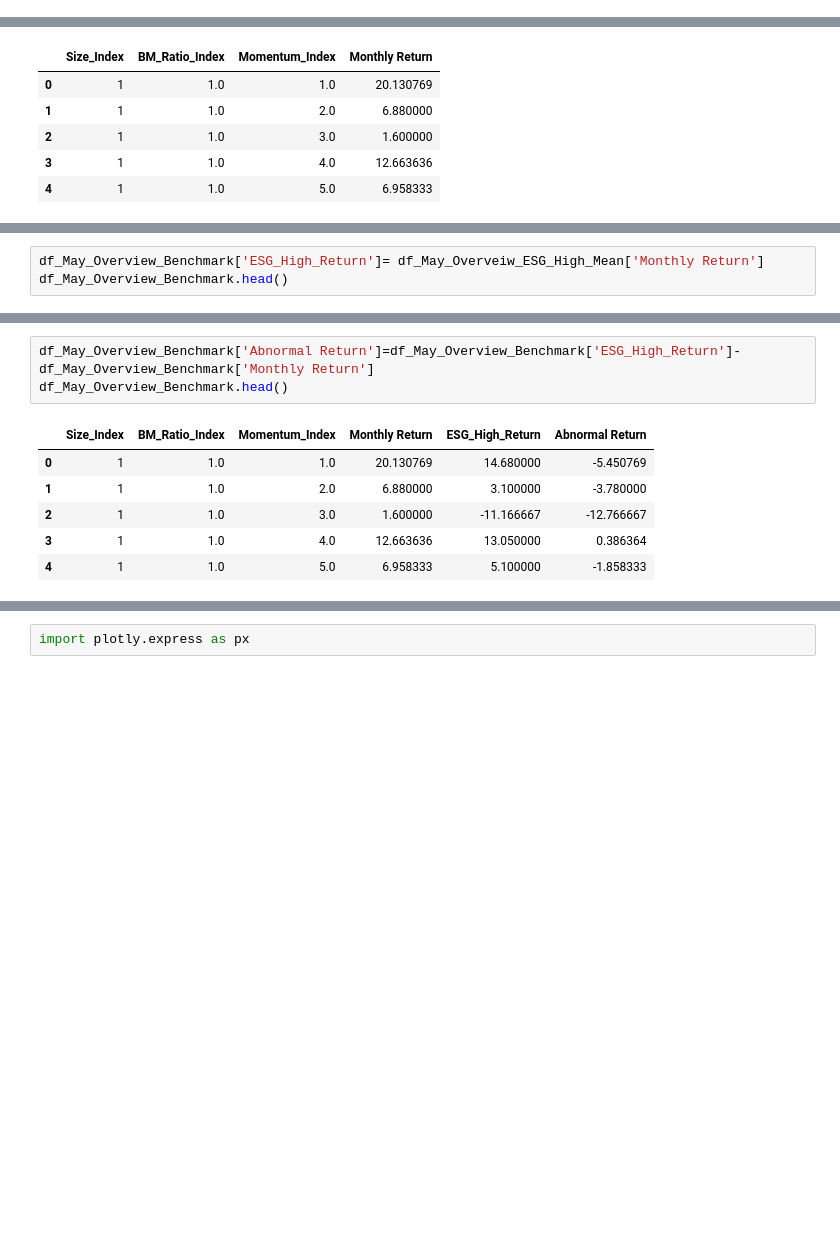
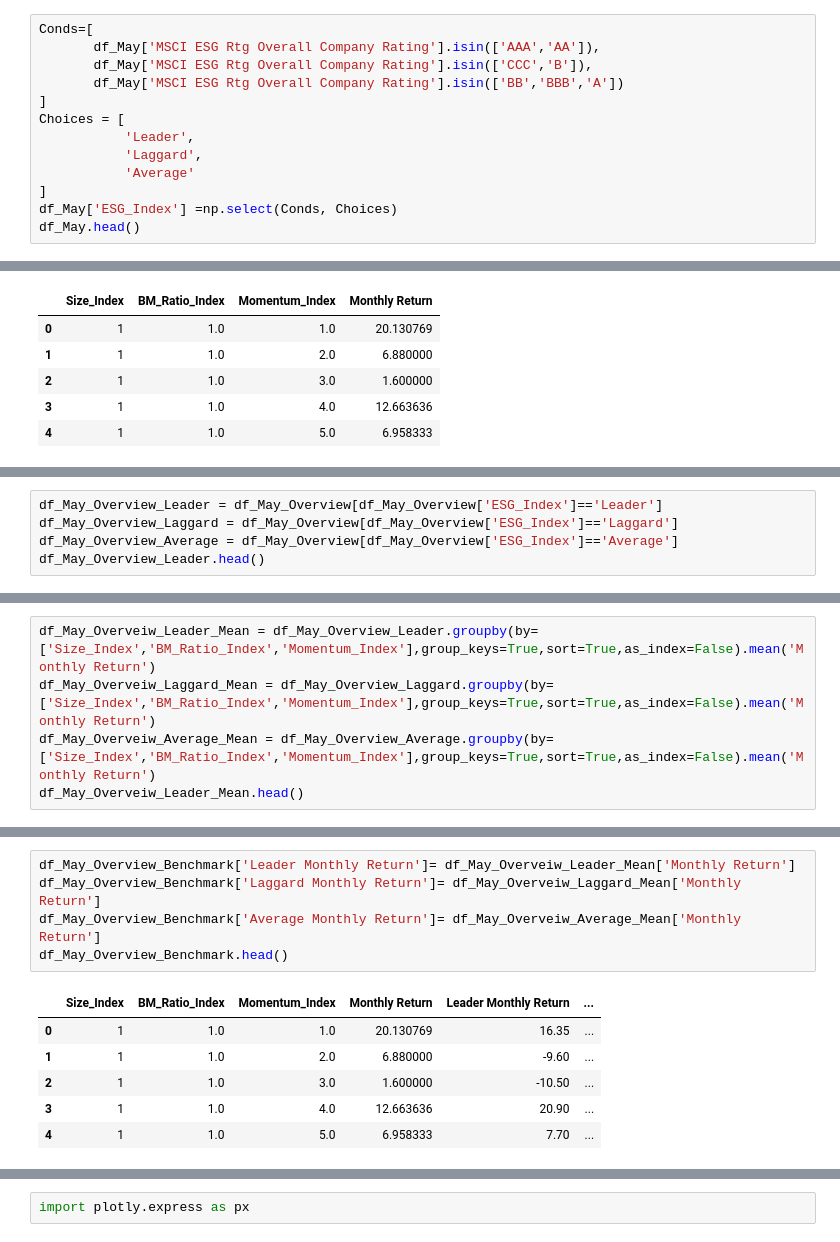
Before and after one commit to sunshineluyao/ESG_with_benchmark, a Jupyter notebook: Categorization/ESG_Categorization_May.ipynb, the cells around one changed output, grey strips where cells are left out. Cells and saved outputs as stored; diff of their text form; blank space fills up the shorter version.

```diff
--- a/Categorization/ESG_Categorization_May.ipynb
+++ b/Categorization/ESG_Categorization_May.ipynb
@@ -64,0 +55,13 @@ df_May.head()
+# %%
+Conds=[
+       df_May['MSCI ESG Rtg Overall Company Rating'].isin(['AAA','AA']),
+       df_May['MSCI ESG Rtg Overall Company Rating'].isin(['CCC','B']),
+       df_May['MSCI ESG Rtg Overall Company Rating'].isin(['BB','BBB','A'])
+]
+Choices = [
+           'Leader',
+           'Laggard',
+           'Average'
+]
+df_May['ESG_Index'] =np.select(Conds, Choices)
+df_May.head()
@@ -229,3 +225,0 @@ df_May_Overveiw_ESG_High_Mean.head()
-# %%
-df_May_Overview_Benchmark['ESG_High_Return']= df_May_Overveiw_ESG_High_Mean['Monthly Return']
-df_May_Overview_Benchmark.head()
@@ -238,0 +226,5 @@ df_May_Overview_Benchmark.head()
+# %%
+df_May_Overview_Leader = df_May_Overview[df_May_Overview['ESG_Index']=='Leader']
+df_May_Overview_Laggard = df_May_Overview[df_May_Overview['ESG_Index']=='Laggard']
+df_May_Overview_Average = df_May_Overview[df_May_Overview['ESG_Index']=='Average']
+df_May_Overview_Leader.head()
@@ -238,0 +238,5 @@ df_May_Overview_Benchmark.head()
+# %%
+df_May_Overveiw_Leader_Mean = df_May_Overview_Leader.groupby(by=['Size_Index','BM_Ratio_Index','Momentum_Index'],group_keys=True,sort=True,as_index=False).mean('Monthly Return')
+df_May_Overveiw_Laggard_Mean = df_May_Overview_Laggard.groupby(by=['Size_Index','BM_Ratio_Index','Momentum_Index'],group_keys=True,sort=True,as_index=False).mean('Monthly Return')
+df_May_Overveiw_Average_Mean = df_May_Overview_Average.groupby(by=['Size_Index','BM_Ratio_Index','Momentum_Index'],group_keys=True,sort=True,as_index=False).mean('Monthly Return')
+df_May_Overveiw_Leader_Mean.head()
@@ -239,10 +250,12 @@ df_May_Overview_Benchmark.head()
 # %%
-df_May_Overview_Benchmark['Abnormal Return']=df_May_Overview_Benchmark['ESG_High_Return']-df_May_Overview_Benchmark['Monthly Return']
+df_May_Overview_Benchmark['Leader Monthly Return']= df_May_Overveiw_Leader_Mean['Monthly Return']
+df_May_Overview_Benchmark['Laggard Monthly Return']= df_May_Overveiw_Laggard_Mean['Monthly Return']
+df_May_Overview_Benchmark['Average Monthly Return']= df_May_Overveiw_Average_Mean['Monthly Return']
 df_May_Overview_Benchmark.head()
 # %% [output]
-|  | Size_Index | BM_Ratio_Index | Momentum_Index | Monthly Return | ESG_High_Return | Abnormal Return |
-| 0 | 1 | 1.0 | 1.0 | 20.130769 | 14.680000 | -5.450769 |
-| 1 | 1 | 1.0 | 2.0 | 6.880000 | 3.100000 | -3.780000 |
-| 2 | 1 | 1.0 | 3.0 | 1.600000 | -11.166667 | -12.766667 |
-| 3 | 1 | 1.0 | 4.0 | 12.663636 | 13.050000 | 0.386364 |
-| 4 | 1 | 1.0 | 5.0 | 6.958333 | 5.100000 | -1.858333 |
+|  | Size_Index | BM_Ratio_Index | Momentum_Index | Monthly Return | Leader Monthly Return | ... |
+| 0 | 1 | 1.0 | 1.0 | 20.130769 | 16.35 | ... |
+| 1 | 1 | 1.0 | 2.0 | 6.880000 | -9.60 | ... |
+| 2 | 1 | 1.0 | 3.0 | 1.600000 | -10.50 | ... |
+| 3 | 1 | 1.0 | 4.0 | 12.663636 | 20.90 | ... |
+| 4 | 1 | 1.0 | 5.0 | 6.958333 | 7.70 | ... |
```
Also changed, not shown: parts of 21 cells of this notebook.
